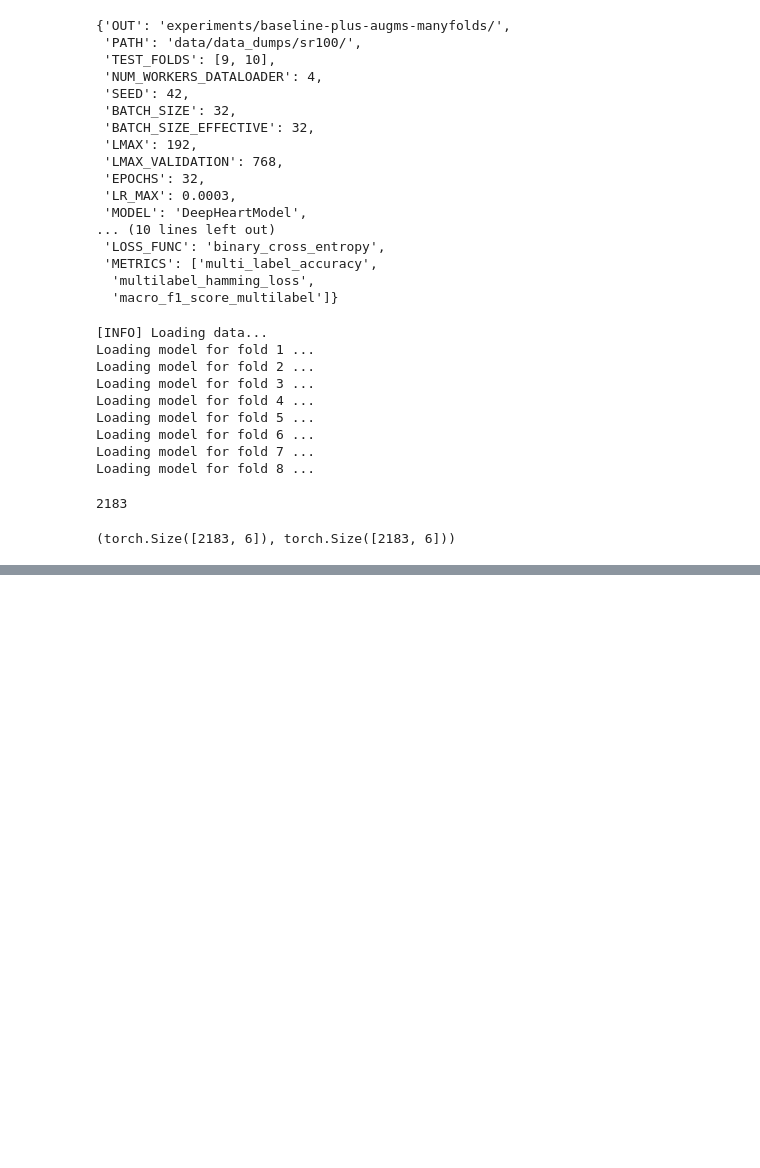
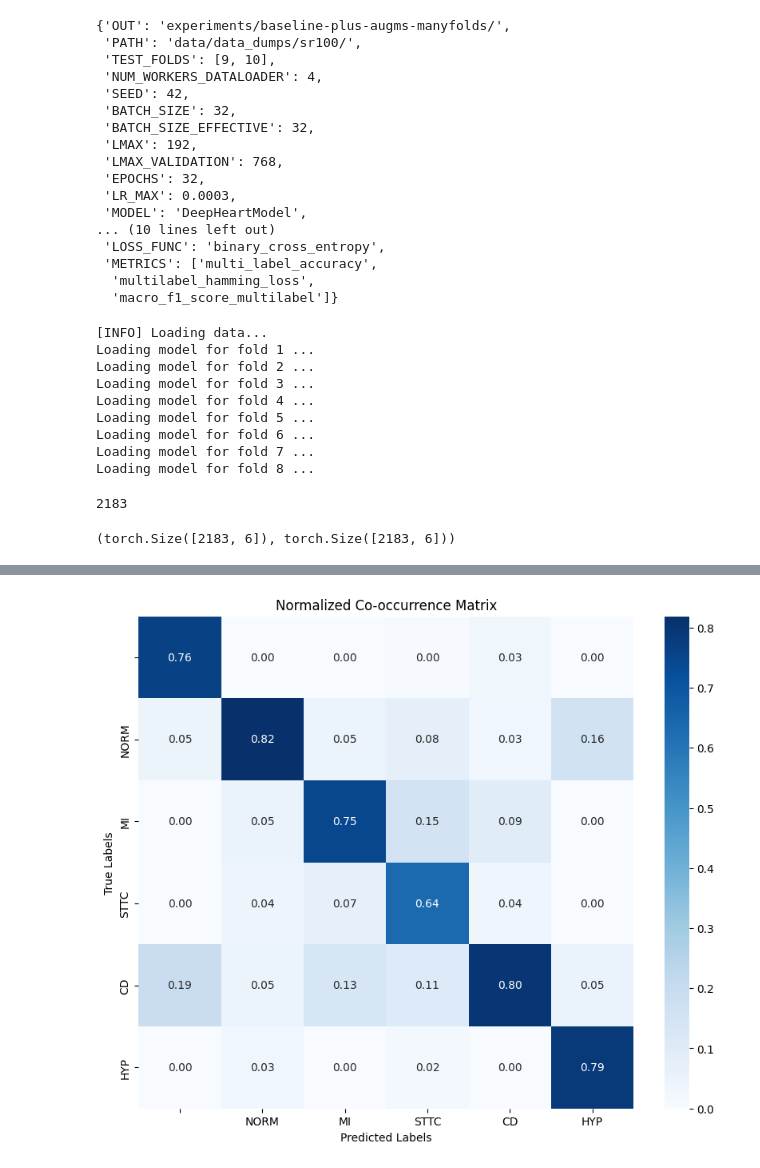
Before and after one commit to viktorcikojevic/heart-beat-ML, a Jupyter notebook: experiments/baseline-plus-augms-manyfolds/ensemble-evaluation.ipynb, the cells around one changed output, grey strips where cells are left out. Cells and saved outputs as stored; diff of their text form; code cells hidden in the pictures; blank space fills up the shorter version.

Commit message:
added confusion matrix for "baseline-plus-augms-manyfolds"

```diff
--- a/experiments/baseline-plus-augms-manyfolds/ensemble-evaluation.ipynb
+++ b/experiments/baseline-plus-augms-manyfolds/ensemble-evaluation.ipynb
@@ -361,0 +378,19 @@ Text(0, 0.5, 'AUROC')
+# %%
+import numpy as np
+from sklearn.metrics import confusion_matrix
+
+y_true_np = y_true_batch_torch['y'].cpu().numpy()
+y_pred_np = y_pred_batch_torch.cpu().numpy()
+
+# Assuming a threshold of 0.5 to classify predictions
+y_pred_bin = (y_pred_np > 0.5).astype(int)
+
+n_classes = y_true_np.shape[1]
+all_confusion_matrices = []
+
+for i in range(n_classes):
+    class_true = y_true_np[:, i]
+    class_pred = y_pred_bin[:, i]
+
+    cm = confusion_matrix(class_true, class_pred)
+    all_confusion_matrices.append(cm)
@@ -361,0 +412,34 @@ Text(0, 0.5, 'AUROC')
+# %%
+import numpy as np
+import matplotlib.pyplot as plt
+import seaborn as sns
+co_occurrence_matrix = np.zeros((6, 6))
+
+for i in range(6):
+    for j in range(6):
+        co_occurrence_matrix[i, j] = np.sum(np.logical_and(y_true_np[:, i] == 1, y_pred_bin[:, j] == 1))
+
+# Normalize columns
+column_sums = co_occurrence_matrix.sum(axis=0)
+co_occurrence_matrix_normalized = co_occurrence_matrix / column_sums[np.newaxis, :]
+
+# Adjust row and column order
+desired_order = ['', 'NORM', 'MI', 'STTC', 'CD', 'HYP']
+current_order = sorted(['', 'CD', 'HYP', 'MI', 'NORM', 'STTC'])
+
+reordered_matrix = np.zeros((6, 6))
+for i, row_class in enumerate(desired_order):
+    for j, col_class in enumerate(desired_order):
+        row_index_in_current_order = current_order.index(row_class)
+        col_index_in_current_order = current_order.index(col_class)
+        reordered_matrix[i, j] = co_occurrence_matrix_normalized[row_index_in_current_order, col_index_in_current_order]
+
+# Visualizing
+plt.figure(figsize=(10, 8))
+sns.heatmap(reordered_matrix, annot=True, fmt=".2f", cmap="Blues", xticklabels=desired_order, yticklabels=desired_order)
+plt.xlabel("Predicted Labels")
+plt.ylabel("True Labels")
+plt.title("Normalized Co-occurrence Matrix")
+plt.show()
+# %% [output]
+[figure, added]
```
Also changed, not shown: parts of 10 cells of this notebook, 1 other file.
